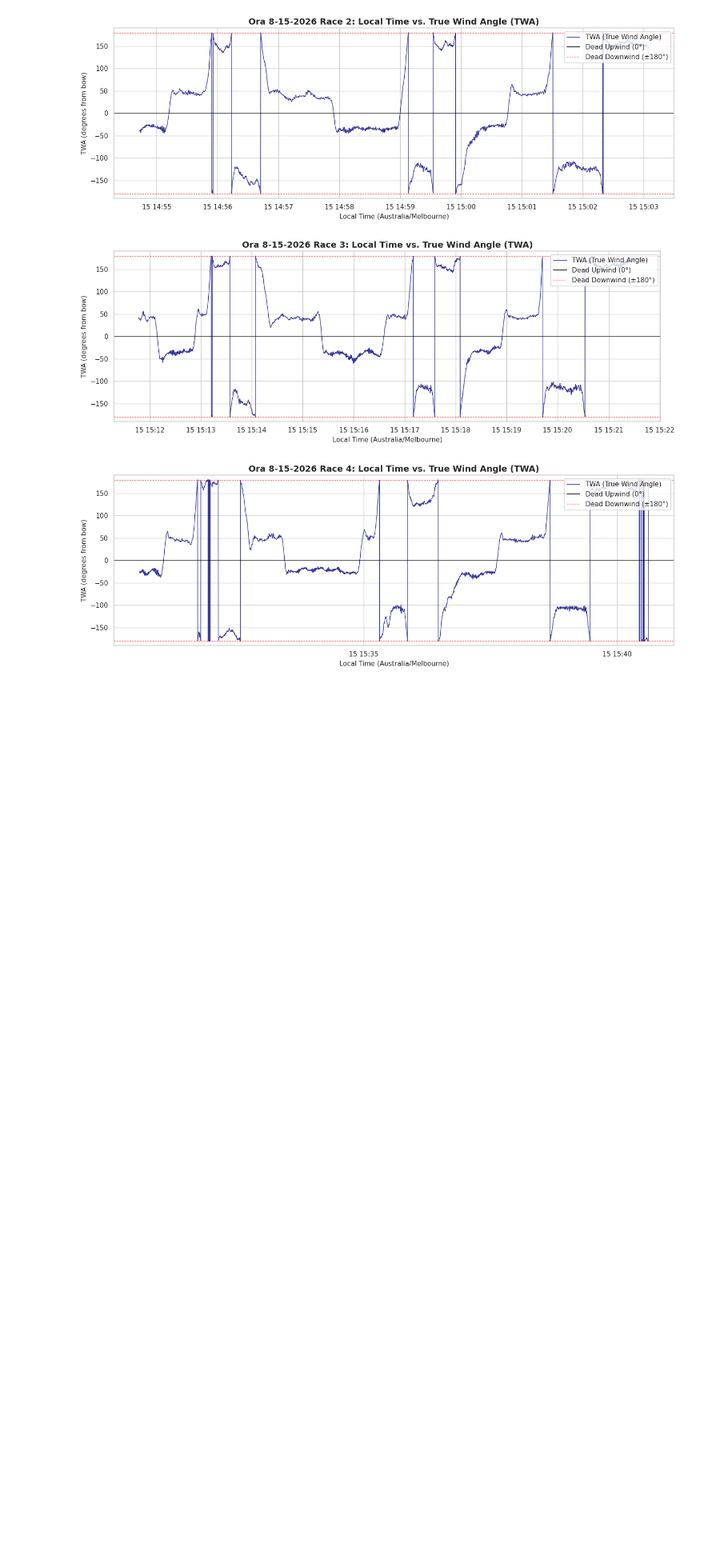
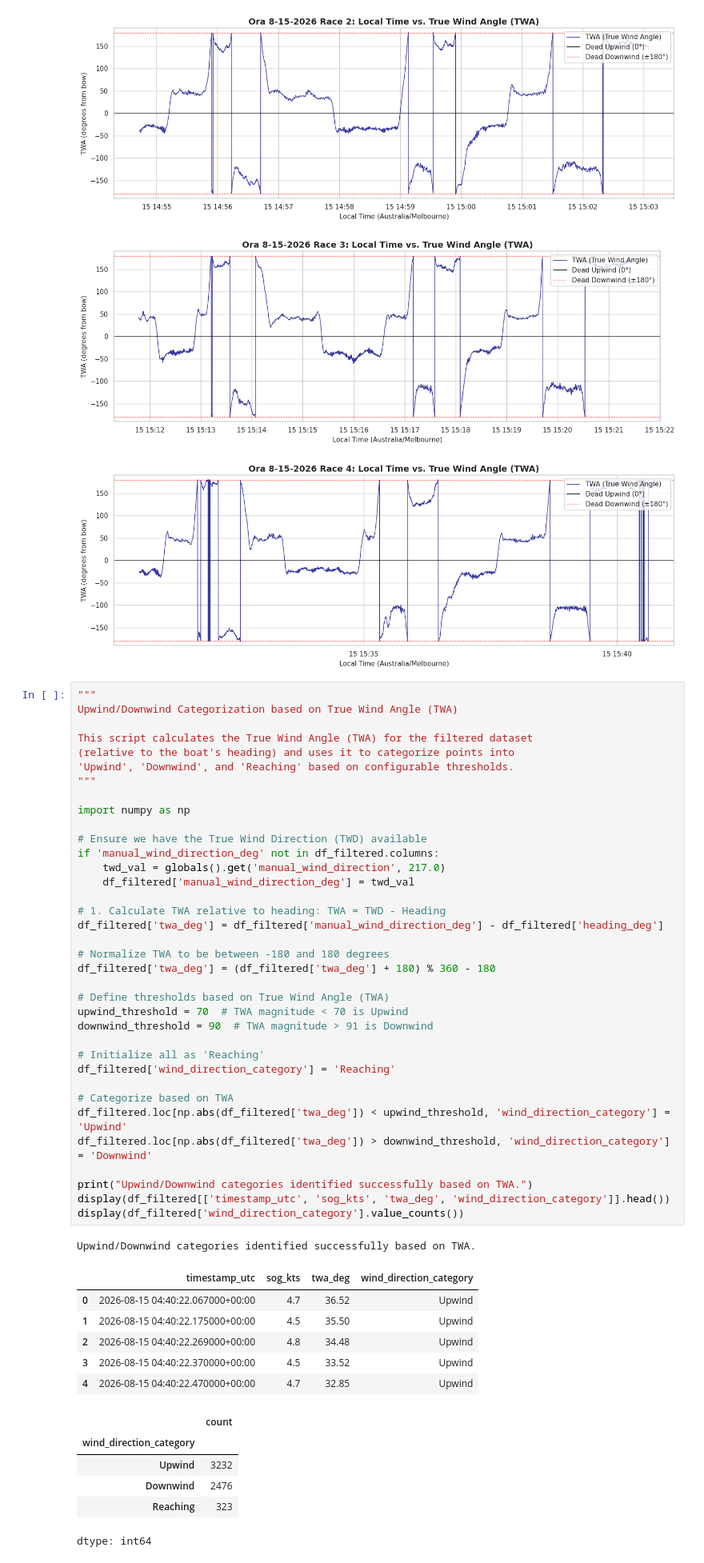
Before and after one commit to nedw0003/MMA3001_Sailing_Performance_Analysis, a Jupyter notebook: MMA3001_Sailing_Performance_Analysis.ipynb, the cells around one changed output. Shown at 80% size. Saved outputs shown, nothing was run; the diff lists cells and outputs as text; blank space fills up the shorter version.

```diff
--- a/MMA3001_Sailing_Performance_Analysis.ipynb
+++ b/MMA3001_Sailing_Performance_Analysis.ipynb
@@ -492,3 +492,53 @@ Plotting True Wind Angle (TWA) over time using a True Wind Direction of 215°.
 [figure]
 [figure]
 [figure]
+# %%
+"""
+Upwind/Downwind Categorization based on True Wind Angle (TWA)
+
+This script calculates the True Wind Angle (TWA) for the filtered dataset
+(relative to the boat's heading) and uses it to categorize points into
+'Upwind', 'Downwind', and 'Reaching' based on configurable thresholds.
+"""
+
+import numpy as np
+
+# Ensure we have the True Wind Direction (TWD) available
+if 'manual_wind_direction_deg' not in df_filtered.columns:
+    twd_val = globals().get('manual_wind_direction', 217.0)
+    df_filtered['manual_wind_direction_deg'] = twd_val
+
+# 1. Calculate TWA relative to heading: TWA = TWD - Heading
+df_filtered['twa_deg'] = df_filtered['manual_wind_direction_deg'] - df_filtered['heading_deg']
+
+# Normalize TWA to be between -180 and 180 degrees
+df_filtered['twa_deg'] = (df_filtered['twa_deg'] + 180) % 360 - 180
+
+# Define thresholds based on True Wind Angle (TWA)
+upwind_threshold = 70  # TWA magnitude < 70 is Upwind
+downwind_threshold = 90  # TWA magnitude > 91 is Downwind
+
+# Initialize all as 'Reaching'
+df_filtered['wind_direction_category'] = 'Reaching'
+
+# Categorize based on TWA
+df_filtered.loc[np.abs(df_filtered['twa_deg']) < upwind_threshold, 'wind_direction_category'] = 'Upwind'
+df_filtered.loc[np.abs(df_filtered['twa_deg']) > downwind_threshold, 'wind_direction_category'] = 'Downwind'
+
+print("Upwind/Downwind categories identified successfully based on TWA.")
+display(df_filtered[['timestamp_utc', 'sog_kts', 'twa_deg', 'wind_direction_category']].head())
+display(df_filtered['wind_direction_category'].value_counts())
+# %% [output]
+Upwind/Downwind categories identified successfully based on TWA.
+|  | timestamp_utc | sog_kts | twa_deg | wind_direction_category |
+| 0 | 2026-08-15 04:40:22.067000+00:00 | 4.7 | 36.52 | Upwind |
+| 1 | 2026-08-15 04:40:22.175000+00:00 | 4.5 | 35.50 | Upwind |
+| 2 | 2026-08-15 04:40:22.269000+00:00 | 4.8 | 34.48 | Upwind |
+| 3 | 2026-08-15 04:40:22.370000+00:00 | 4.5 | 33.52 | Upwind |
+| 4 | 2026-08-15 04:40:22.470000+00:00 | 4.7 | 32.85 | Upwind |
+|  | count |
+| wind_direction_category |  |
+| Upwind | 3232 |
+| Downwind | 2476 |
+| Reaching | 323 |
+dtype: int64
```
Also changed, not shown: parts of 4 cells of this notebook.
